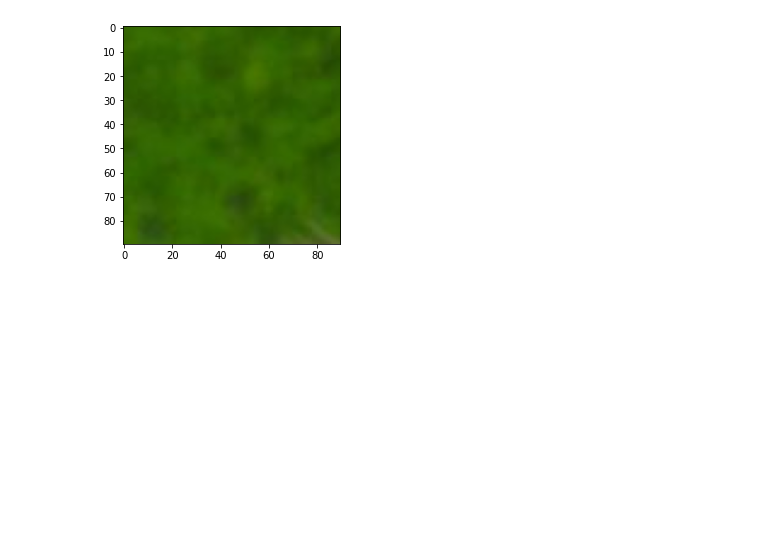
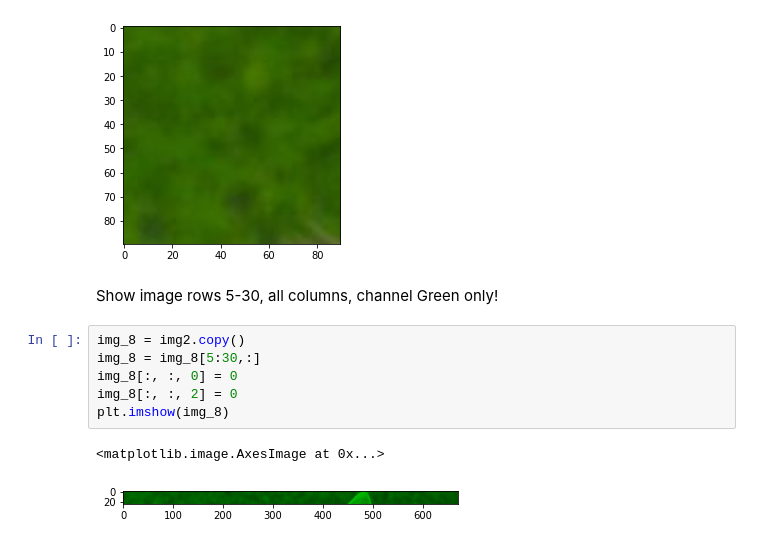
Before and after one commit to ab-rohman/Computer_Vision, a Jupyter notebook: Week2.ipynb, the cells around one changed output. Drawn from its saved outputs; the diff is of its cells as text; blank space fills up the shorter version.

```diff
--- a/Week2.ipynb
+++ b/Week2.ipynb
@@ -217,3 +217,14 @@ plt.imshow(img_7)
 # %% [output]
 <matplotlib.image.AxesImage at 0x...>
 [figure]
+# %% [markdown]
+Show image rows 5-30, all columns, channel Green only!
+# %%
+img_8 = img2.copy()
+img_8 = img_8[5:30,:]
+img_8[:, :, 0] = 0
+img_8[:, :, 2] = 0
+plt.imshow(img_8)
+# %% [output]
+<matplotlib.image.AxesImage at 0x...>
+[figure, added]
```
Also changed, not shown: parts of 3 cells of this notebook.
